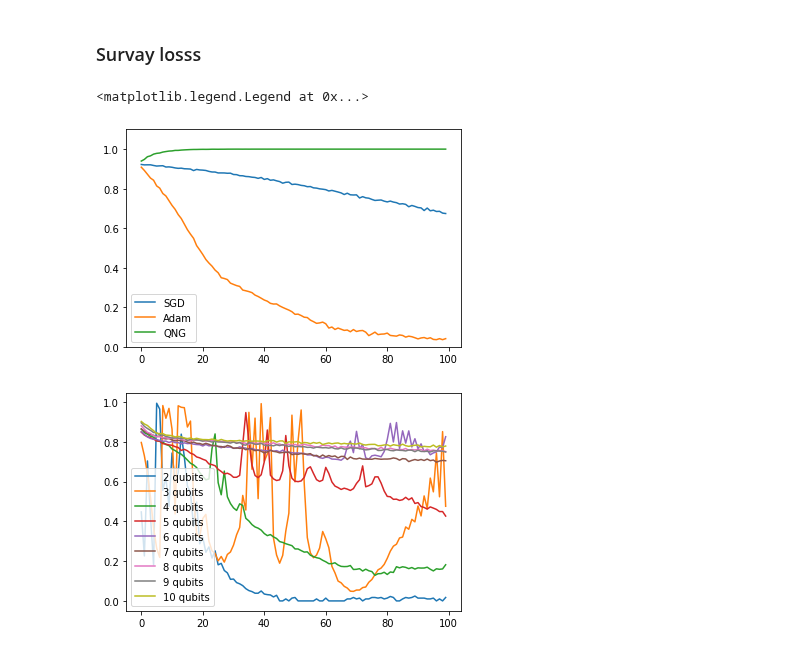
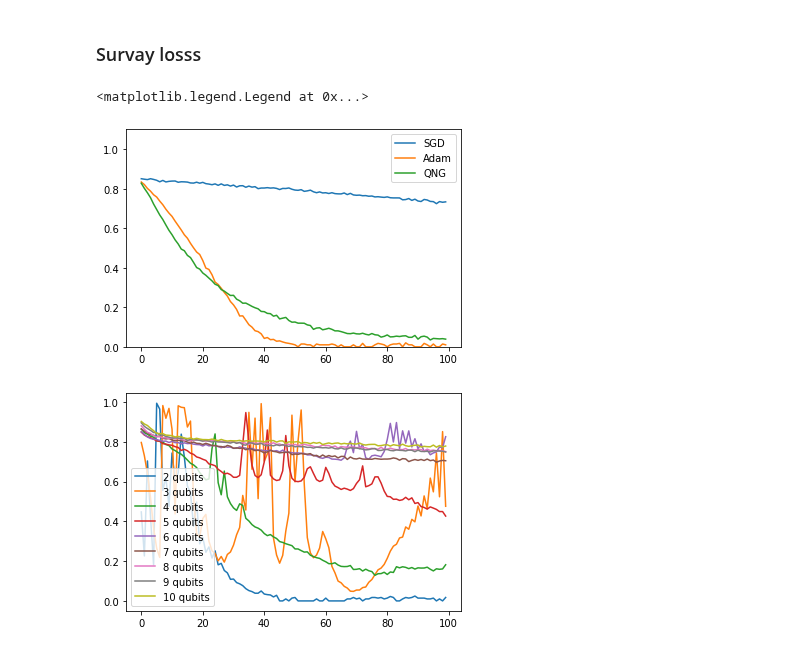
Before and after one commit to vutuanhai237/UC-VQA, a Jupyter notebook: codes/graph_ansatz/plot_compare_ansatz.ipynb, the cells around one changed output. Saved outputs shown, nothing was run; the diff lists cells and outputs as text; code cells hidden in the pictures.

```diff
--- a/codes/graph_ansatz/plot_compare_ansatz.ipynb
+++ b/codes/graph_ansatz/plot_compare_ansatz.ipynb
@@ -5,23 +5,23 @@ from matplotlib import pyplot as plt
 # %% [markdown]
 ### Survay losss
 # %%
-state = 'ghz'
+state = 'w'
 ansatz = 'linear_ansatz_'
 path = "../../experiments/" + ansatz + state + "/" + str(3) + '/loss_values_sgd.csv'
 loss1 = pd.read_csv(path, sep=",", header=None).to_numpy()
 path = "../../experiments/" + ansatz + state + "/" + str(3) + '/loss_values_adam.csv'
 loss2 = pd.read_csv(path, sep=",", header=None).to_numpy()
 path = "../../experiments/" + ansatz + state + "/" + str(3) + '/loss_values_qng.csv'
 loss3 = pd.read_csv(path, sep=",", header=None).to_numpy()
 plt.ylim(0, 1.1)
 plt.plot(loss1, label = 'SGD')
 plt.plot(loss2, label = 'Adam')
 plt.plot(loss3, label = 'QNG')
 # plt.savefig(state.upper() + ' state - ' + ansatz + '.eps', dpi = 1000)
 plt.legend()
 # %% [output]
 <matplotlib.legend.Legend at 0x...>
-[figure, old version]
+[figure, new version]
 # %%
 losss = []
 
```
Also changed, not shown: 2 other files.
